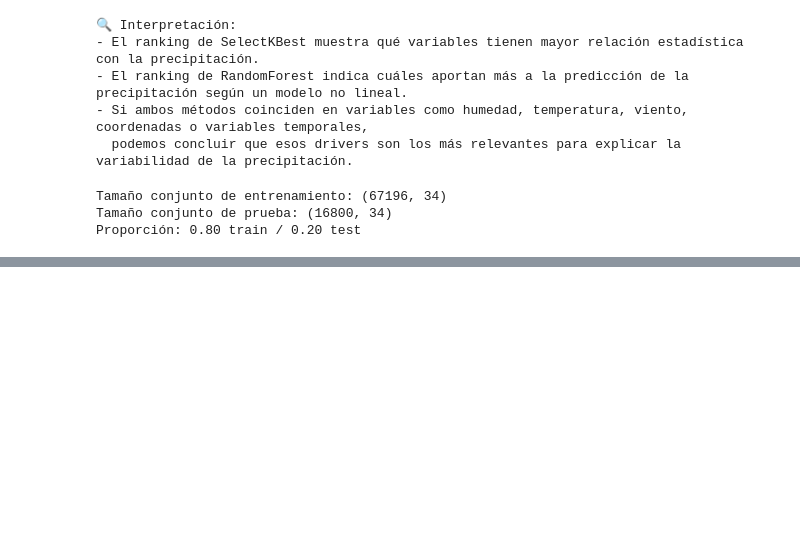
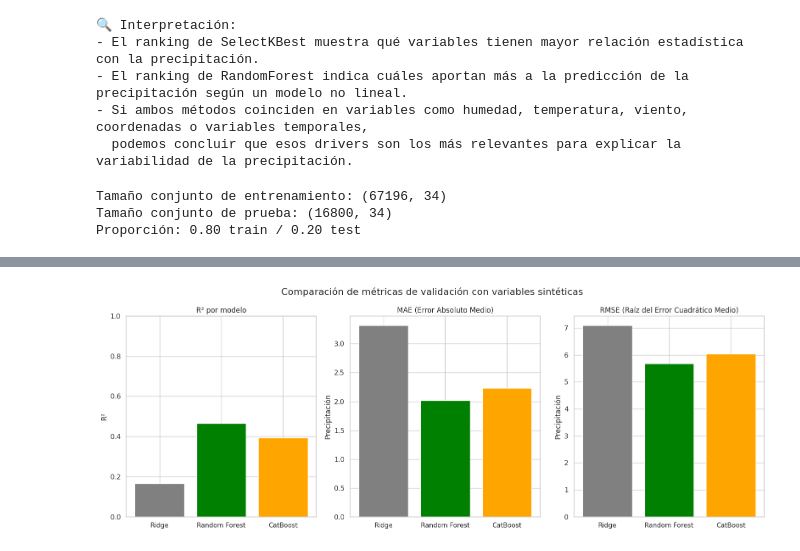
Before and after one commit to IvanSerem/ds2-proyecto-agricola, a Jupyter notebook: DataScienceII.ipynb, the cells around one changed output, grey strips where cells are left out. Drawn from its saved outputs; the diff is of its cells as text; code cells hidden in the pictures; blank space fills up the shorter version.

```diff
--- a/DataScienceII.ipynb
+++ b/DataScienceII.ipynb
@@ -2331,0 +2662,32 @@ Proporción: 0.80 train / 0.20 test
+# %%
+import matplotlib.pyplot as plt
+
+# Datos de resultados ACTUALES con variables sintéticas
+modelos = ['Ridge', 'Random Forest', 'CatBoost']
+r2 = [0.1656, 0.4652, 0.3935]
+mae = [3.3158, 2.0200, 2.2332]
+rmse = [7.0890, 5.6751, 6.0440]
+
+fig, ax = plt.subplots(1, 3, figsize=(16, 6))
+
+# R2
+ax[0].bar(modelos, r2, color=['gray', 'green', 'orange'])
+ax[0].set_title('R² por modelo')
+ax[0].set_ylim(0, 1)
+ax[0].set_ylabel('R²')
+
+# MAE
+ax[1].bar(modelos, mae, color=['gray', 'green', 'orange'])
+ax[1].set_title('MAE (Error Absoluto Medio)')
+ax[1].set_ylabel('Precipitación')
+
+# RMSE
+ax[2].bar(modelos, rmse, color=['gray', 'green', 'orange'])
+ax[2].set_title('RMSE (Raíz del Error Cuadrático Medio)')
+ax[2].set_ylabel('Precipitación')
+
+plt.suptitle('Comparación de métricas de validación con variables sintéticas', fontsize=16)
+plt.tight_layout()
+plt.show()
+# %% [output]
+[figure, added]
```
Also changed, not shown: parts of 19 cells of this notebook.
